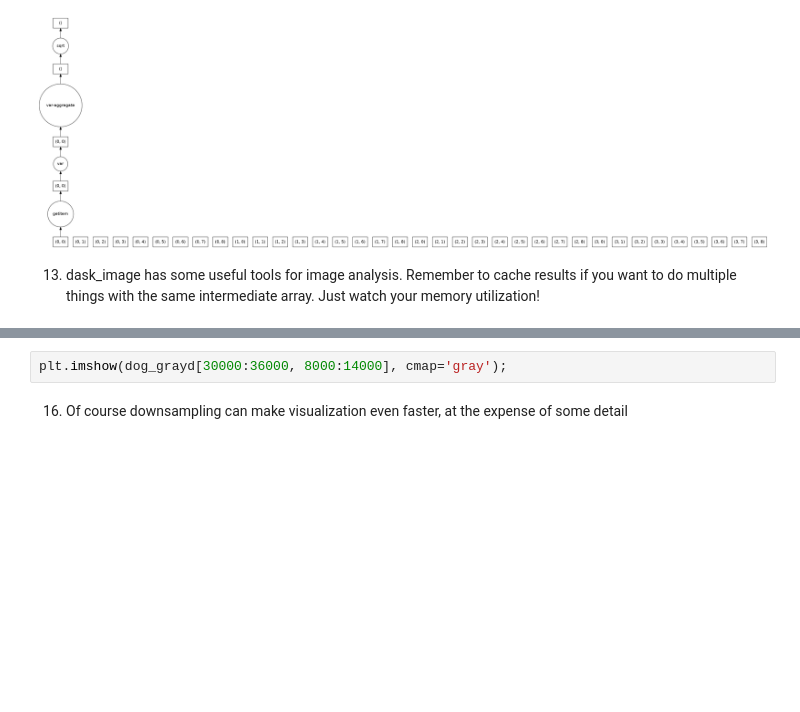
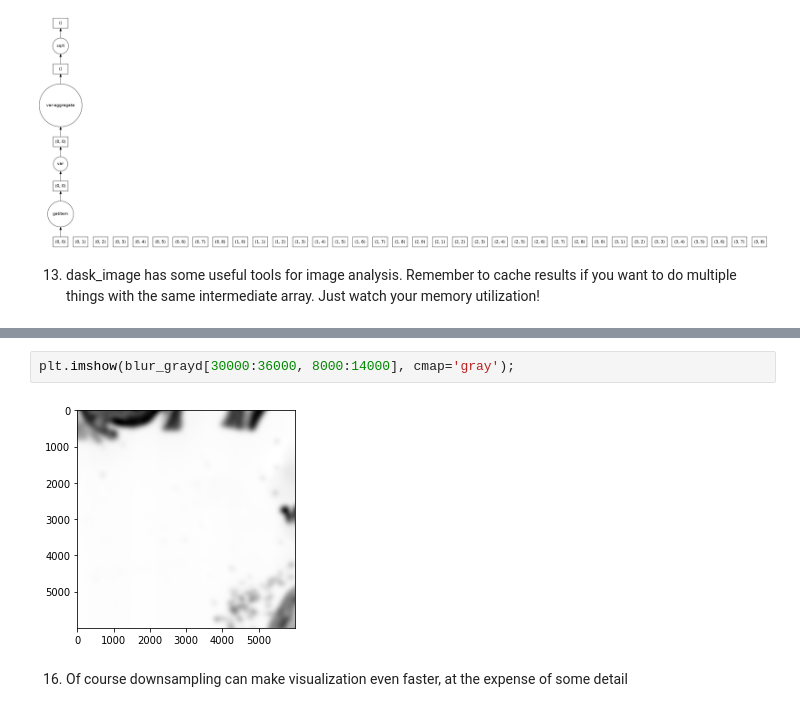
Before and after one commit to TheJacksonLaboratory/zarr_and_dask_demo, a Jupyter notebook: tutorials/03_dask_basics.ipynb, the cells around one changed output, grey strips where cells are left out. Drawn from its saved outputs; the diff is of its cells as text; blank space fills up the shorter version.

```diff
--- a/tutorials/03_dask_basics.ipynb
+++ b/tutorials/03_dask_basics.ipynb
@@ -118,5 +119,7 @@ plt.imshow(dog_grayd[::200, ::200], cmap='gray');
 # %%
-plt.imshow(dog_grayd[30000:36000, 8000:14000], cmap='gray');
+plt.imshow(blur_grayd[30000:36000, 8000:14000], cmap='gray');
+# %% [output]
+[figure, added]
 # %% [markdown]
 16. Of course downsampling can make visualization even faster, at the expense of some detail
 # %%
```
Also changed, not shown: parts of 5 cells of this notebook.
